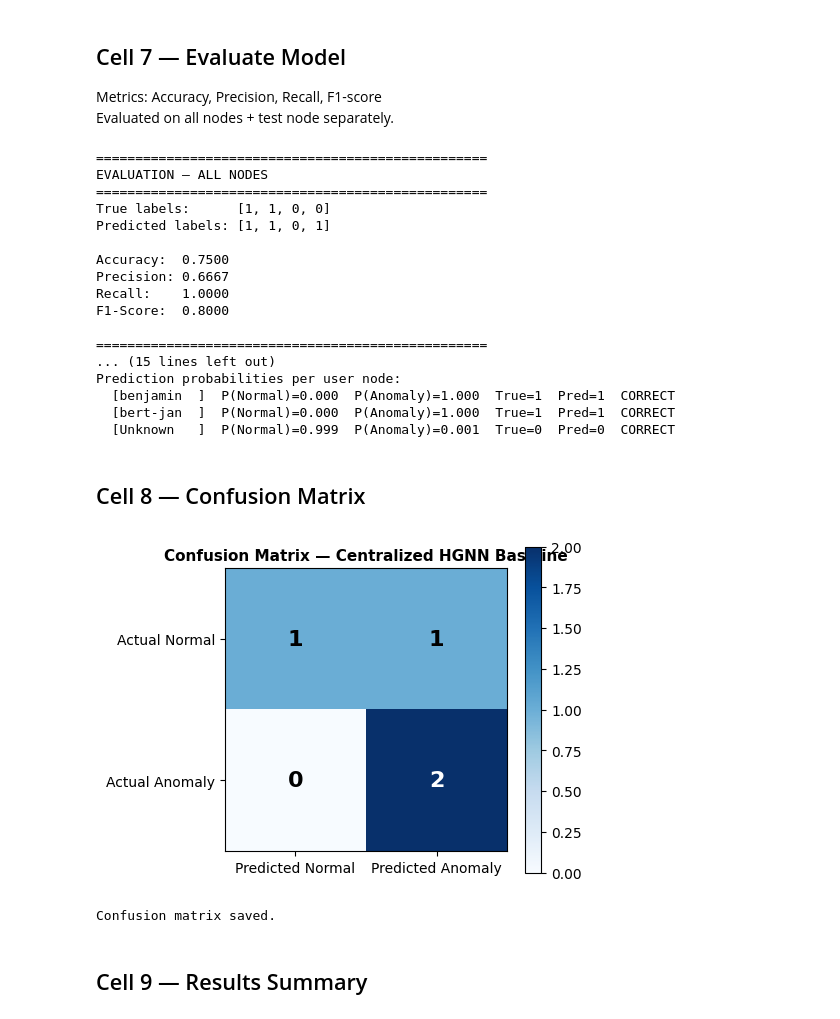
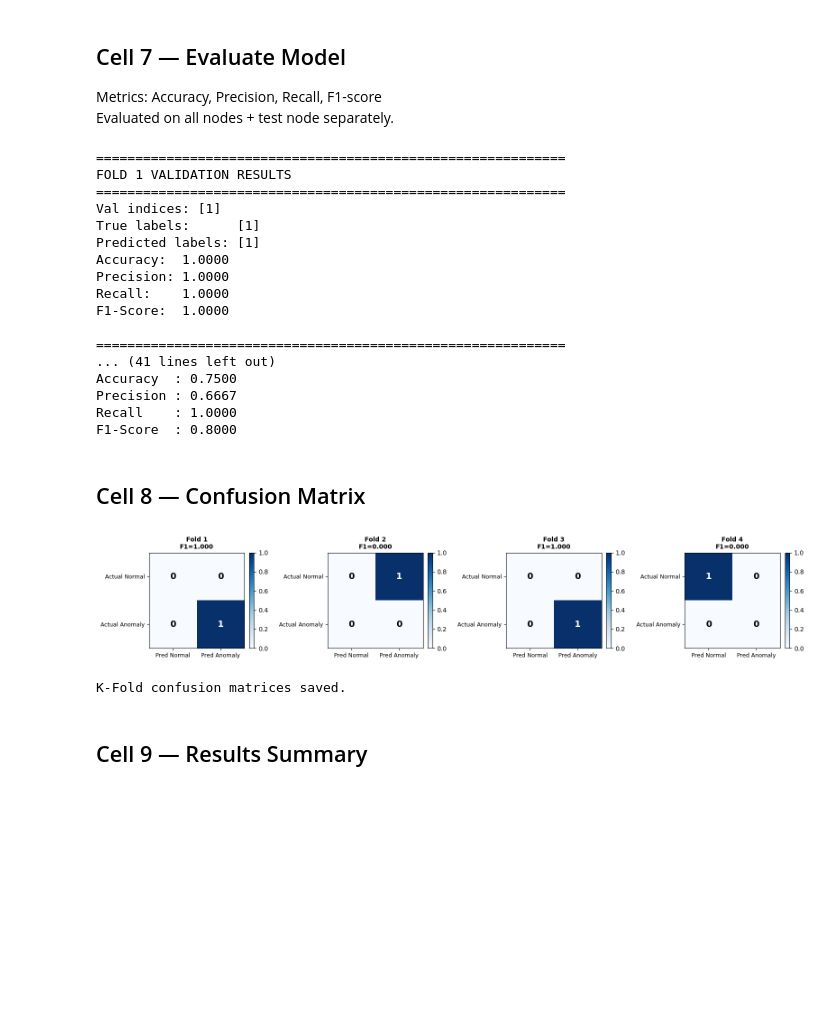
Before and after one commit to Philbert72/federated-hgnn-anomaly-detection, a Jupyter notebook: Notebooks/Phase4_HGNN_Model.ipynb, the cells around one changed output. Cells and saved outputs as stored; diff of their text form; code cells hidden in the pictures; blank space fills up the shorter version.

```diff
--- a/Notebooks/Phase4_HGNN_Model.ipynb
+++ b/Notebooks/Phase4_HGNN_Model.ipynb
@@ -80,18 +80,18 @@ Instead of a single train/test split, we use Stratified K-Fold CV for robust eva
 With 4 nodes, this gives 4 folds (Leave-One-Out equivalent).
 Each fold ensures balanced class distribution in train/val splits.
 # %%
-from sklearn.model_selection import StratifiedKFold
+from sklearn.model_selection import KFold
 
 # Get user labels for stratified split
 user_labels = graph['user'].y.numpy()
 
 # Initialize Stratified K-Fold (4 folds for 4 nodes = Leave-One-Out equivalent)
-skf = StratifiedKFold(n_splits=4, shuffle=True, random_state=42)
+skf = KFold(n_splits=4, shuffle=True, random_state=42)
 
 # Generate fold indices
 fold_indices = list(skf.split(np.arange(len(user_labels)), user_labels))
 
-print(f"Stratified K-Fold Cross-Validation Setup:")
+print(f"K-Fold Cross-Validation Setup:")
 print(f"  Total user nodes: {len(user_labels)}")
 print(f"  User labels:      {user_labels.tolist()} (0=Normal, 1=Anomaly)")
 print(f"  Number of folds:  {len(fold_indices)}")
@@ -395,60 +411,62 @@ print(f"Precision : {agg_prec:.4f}")
 print(f"Recall    : {agg_rec:.4f}")
 print(f"F1-Score  : {agg_f1:.4f}")
 # %% [output]
-==================================================
-EVALUATION — ALL NODES
-==================================================
-True labels:      [1, 1, 0, 0]
-Predicted labels: [1, 1, 0, 1]
+============================================================
+FOLD 1 VALIDATION RESULTS
+============================================================
+Val indices: [1]
+True labels:      [1]
+Predicted labels: [1]
+Accuracy:  1.0000
+Precision: 1.0000
+Recall:    1.0000
+F1-Score:  1.0000
 
-Accuracy:  0.7500
-Precision: 0.6667
-Recall:    1.0000
-F1-Score:  0.8000
-
-==================================================
-... (15 lines left out)
-Prediction probabilities per user node:
-  [benjamin  ]  P(Normal)=0.000  P(Anomaly)=1.000  True=1  Pred=1  CORRECT
-  [bert-jan  ]  P(Normal)=0.000  P(Anomaly)=1.000  True=1  Pred=1  CORRECT
-  [Unknown   ]  P(Normal)=0.999  P(Anomaly)=0.001  True=0  Pred=0  CORRECT
+============================================================
+... (41 lines left out)
+Accuracy  : 0.7500
+Precision : 0.6667
+Recall    : 1.0000
+F1-Score  : 0.8000
 # %% [markdown]
 ## Cell 8 — Confusion Matrix
 # %%
 # Create confusion matrices for each fold
 fig, axes = plt.subplots(1, 4, figsize=(16, 3))
 
-cm_all = confusion_matrix(all_y_true, all_y_pred)
+cm_all = confusion_matrix(all_y_true, all_y_pred, labels=[0, 1])
 
 for fold_num, fold_result in enumerate(fold_metrics):
-    cm = confusion_matrix(fold_result['y_true'], fold_result['y_pred'])
+    cm = confusion_matrix(fold_result['y_true'], fold_result['y_pred'], labels=[0, 1])
     ax = axes[fold_num]
 
     im = ax.imshow(cm, cmap='Blues')
     ax.set_xticks([0, 1])
     ax.set_yticks([0, 1])
     ax.set_xticklabels(['Pred Normal', 'Pred Anomaly'], fontsize=9)
     ax.set_yticklabels(['Actual Normal', 'Actual Anomaly'], fontsize=9)
 
     for i in range(2):
         for j in range(2):
+            # The cm.max() check can error if the matrix is all zeros, so we handle that gracefully
+            max_val = cm.max() if cm.max() > 0 else 1
             ax.text(j, i, str(cm[i, j]), ha='center', va='center',
-                   color='white' if cm[i, j] > cm.max() / 2 else 'black',
+                   color='white' if cm[i, j] > max_val / 2 else 'black',
                    fontsize=14, fontweight='bold')
 
     ax.set_title(f'Fold {fold_num + 1}\nF1={fold_result["f1"]:.3f}', fontsize=10, fontweight='bold')
     plt.colorbar(im, ax=ax, fraction=0.046, pad=0.04)
 
 plt.tight_layout()
 plt.savefig(
     os.path.expanduser("~/Downloads/federated-hgnn-anomaly-detection/Dataset/Processed/confusion_matrix_phase4_kfold.png"),
     dpi=150, bbox_inches='tight'
 )
 plt.show()
 print("K-Fold confusion matrices saved.")
 # %% [output]
-[figure, old version]
+[figure, new version]
-Confusion matrix saved.
+K-Fold confusion matrices saved.
 # %% [markdown]
 ## Cell 9 — Results Summary
 # %%
```
Also changed, not shown: parts of 5 cells of this notebook, 7 other files.
